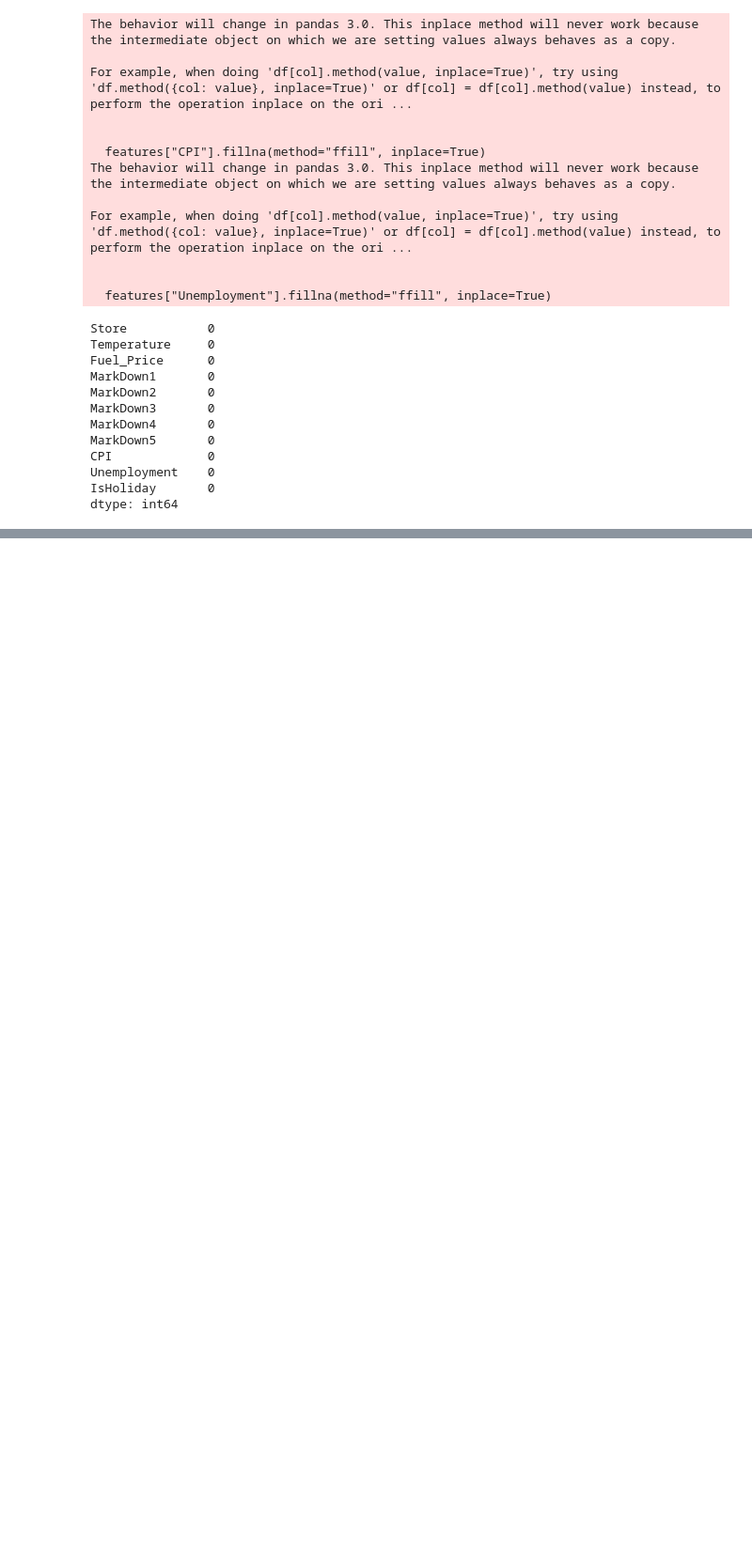
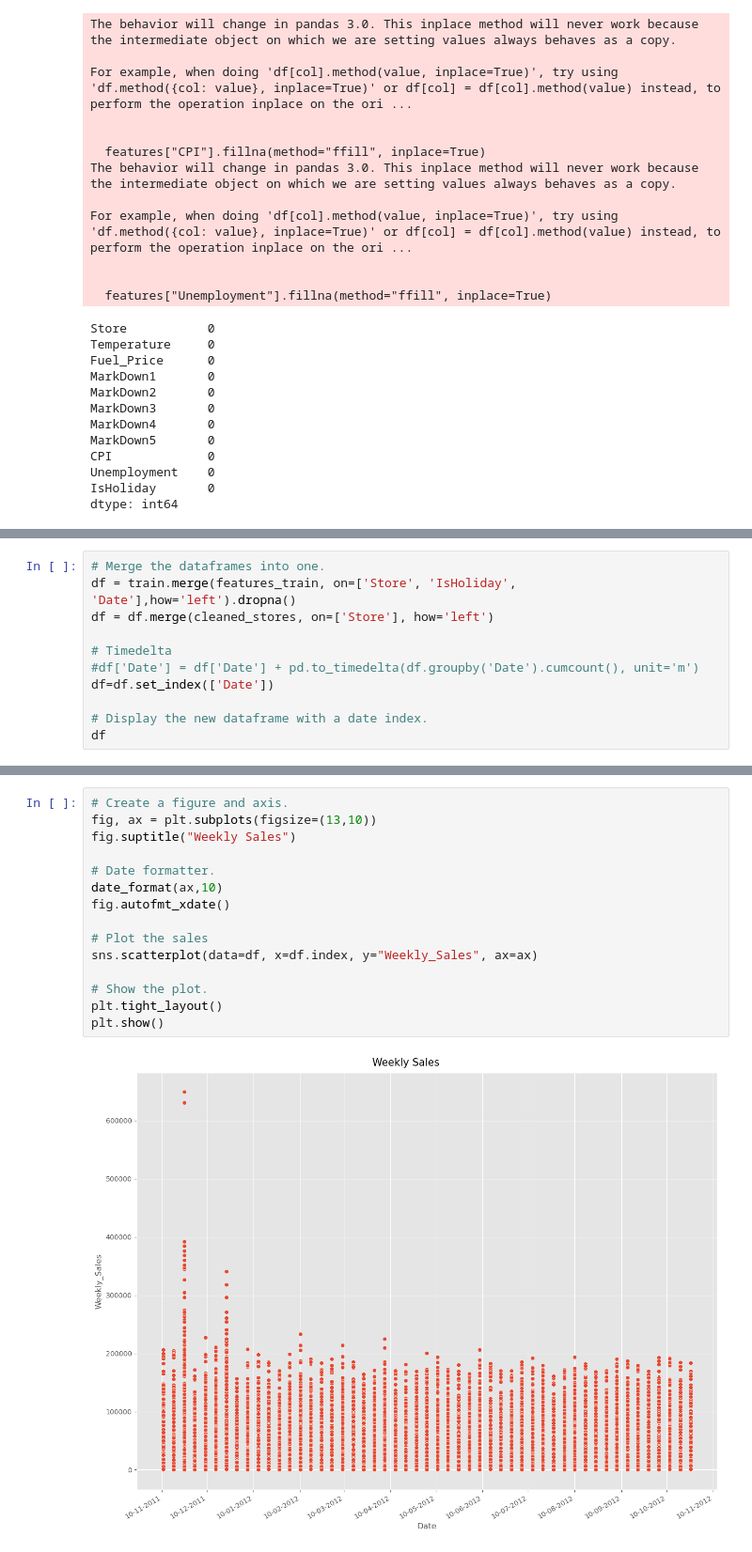
Before and after one commit to keithmmc/walmart-forecasting, a Jupyter notebook: walmart.ipynb, the cells around one changed output, grey strips where cells are left out. Shown at 94% size. Drawn from its saved outputs; the diff is of its cells as text; blank space fills up the shorter version.

```diff
--- a/walmart.ipynb
+++ b/walmart.ipynb
@@ -373,0 +376,11 @@ features_train.head()
+# %%
+# Merge the dataframes into one.
+df = train.merge(features_train, on=['Store', 'IsHoliday', 'Date'],how='left').dropna()
+df = df.merge(cleaned_stores, on=['Store'], how='left')
+
+# Timedelta
+#df['Date'] = df['Date'] + pd.to_timedelta(df.groupby('Date').cumcount(), unit='m')
+df=df.set_index(['Date'])
+
+# Display the new dataframe with a date index.
+df
@@ -373,0 +425,17 @@ features_train.head()
+# %%
+# Create a figure and axis.
+fig, ax = plt.subplots(figsize=(13,10))
+fig.suptitle("Weekly Sales")
+
+# Date formatter.
+date_format(ax,10)
+fig.autofmt_xdate()
+
+# Plot the sales
+sns.scatterplot(data=df, x=df.index, y="Weekly_Sales", ax=ax)
+
+# Show the plot.
+plt.tight_layout()
+plt.show()
+# %% [output]
+[figure, added]
```
Also changed, not shown: parts of 7 cells of this notebook.
